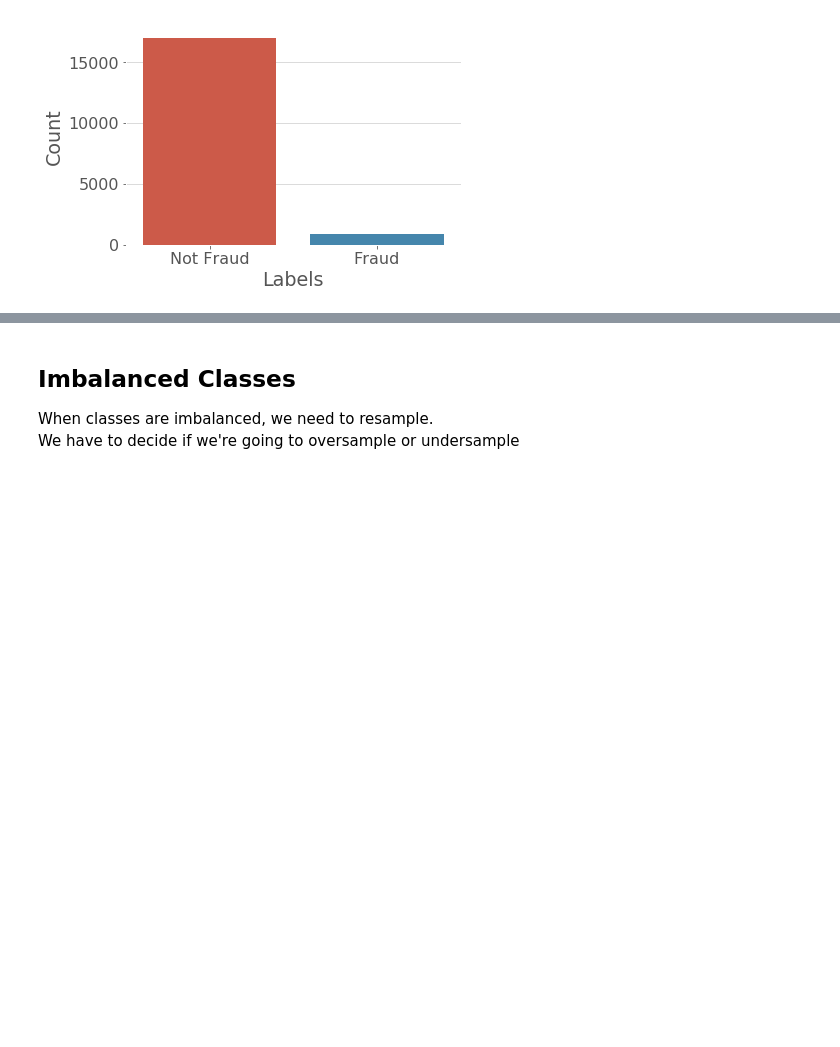
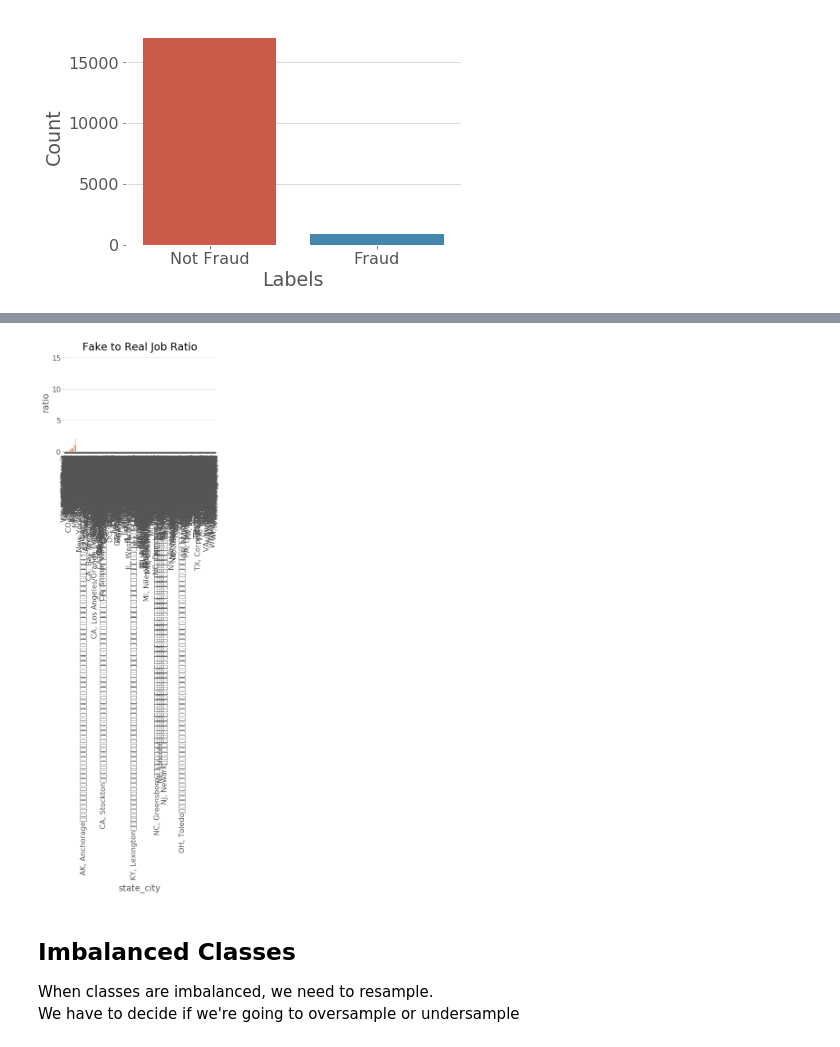
Before and after one commit to ATLas278/real_or_fake_job, a Jupyter notebook: real_or_fake.ipynb, the cells around one changed output, grey strips where cells are left out. Drawn from its saved outputs; the diff is of its cells as text; code cells hidden in the pictures; blank space fills up the shorter version.

```diff
--- a/real_or_fake.ipynb
+++ b/real_or_fake.ipynb
@@ -179,3 +300,10 @@ plt.show()
+# %%
+sns.barplot(data=location_ratio.sort_values(by='ratio'), x='state_city',y='ratio')
+plt.xticks(rotation=90)
+plt.title('Fake to Real Job Ratio')
+plt.show()
+# %% [output]
+[figure, added]
 # %% [markdown]
 ## **Imbalanced Classes**
 
```
Also changed, not shown: parts of 17 cells of this notebook.
